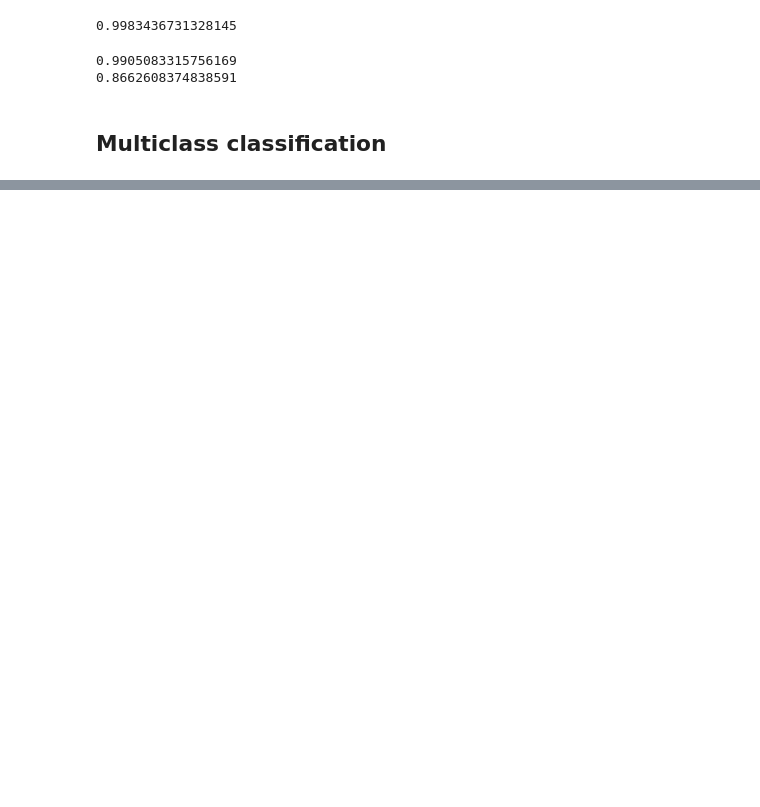
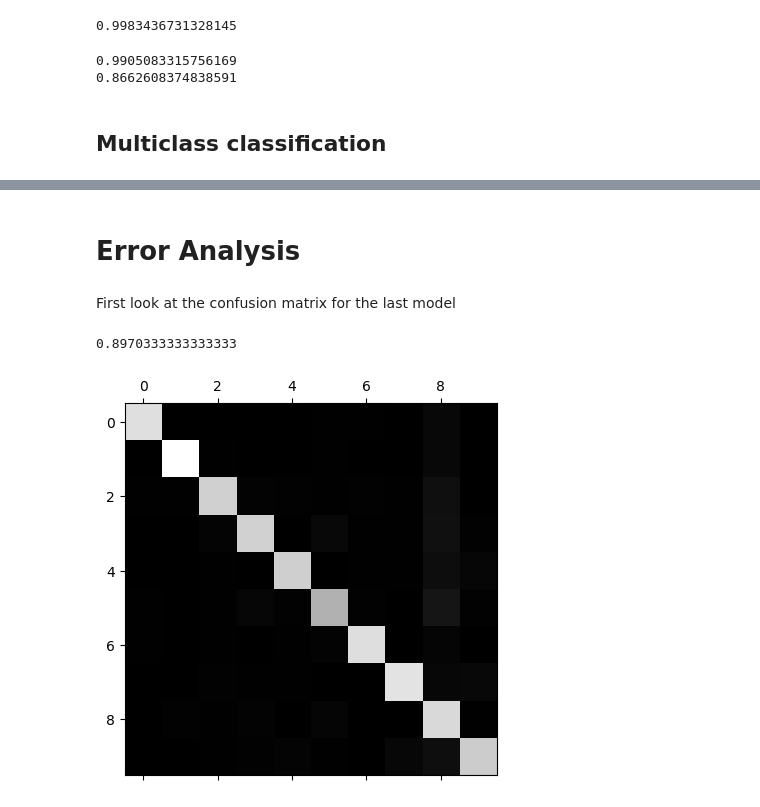
Before and after one commit to adameadows/Hands-on_ML_book_Adam, a Jupyter notebook: Chapter 3/Chapter 3.ipynb, the cells around one changed output, grey strips where cells are left out. Drawn from its saved outputs; the diff is of its cells as text; code cells hidden in the pictures; blank space fills up the shorter version.

```diff
--- a/Chapter 3/Chapter 3.ipynb
+++ b/Chapter 3/Chapter 3.ipynb
@@ -20,6 +20,17 @@ mnist = fetch_openml('mnist_784', version=1)
 mnist.keys() # extra code – we only use data and target in this notebook
 # %% [output]
 dict_keys(['data', 'target', 'frame', 'categories', 'feature_names', 'target_names', 'DESCR', 'details', 'url'])
+# %%
+# alternate way to load MNIST, if you have already downloaded it
+import pickle
+# Specify the file path of the saved workspace
+load_path = "mnist.pkl"
+
+# Load the workspace from the file using pickle
+with open(load_path, "rb") as f:
+    loaded_workspace = pickle.load(f)
+
+mnist = loaded_workspace
 # %%
 import pandas as pd
 import numpy as np
@@ -362,0 +418,5 @@ print("This number is labeled as a ", y[index])
+# %%
+# train an SGD classifier on the whole data
+sgd_clf.fit(X_train, y_train)
+
+#Time: 4min
@@ -362,0 +457,5 @@ print("This number is labeled as a ", y[index])
+# %%
+# scaling the input data to improve the accuracy of the model
+from sklearn.preprocessing import StandardScaler
+scaler = StandardScaler()
+X_train_scaled = scaler.fit_transform(X_train.astype(np.float64))
@@ -362,0 +470,24 @@ print("This number is labeled as a ", y[index])
+# %% [markdown]
+# Error Analysis
+# %% [markdown]
+First look at the confusion matrix for the last model
+# %%
+from sklearn.model_selection import cross_val_predict
+
+y_pred=cross_val_predict(sgd_clf, X_train_scaled, y_train, cv=3)
+# %%
+#output accuracy of the model
+from sklearn.metrics import accuracy_score
+accuracy_score(y_train, y_pred)
+# %% [output]
+0.8970333333333333
+# %%
+
+# compute confusion matrix
+from sklearn.metrics import confusion_matrix
+conf_mx=confusion_matrix(y_train, y_pred)
+
+plt.matshow(conf_mx, cmap=plt.cm.gray)
+plt.show()
+# %% [output]
+[figure, added]
```
Also changed, not shown: parts of 38 cells of this notebook.
